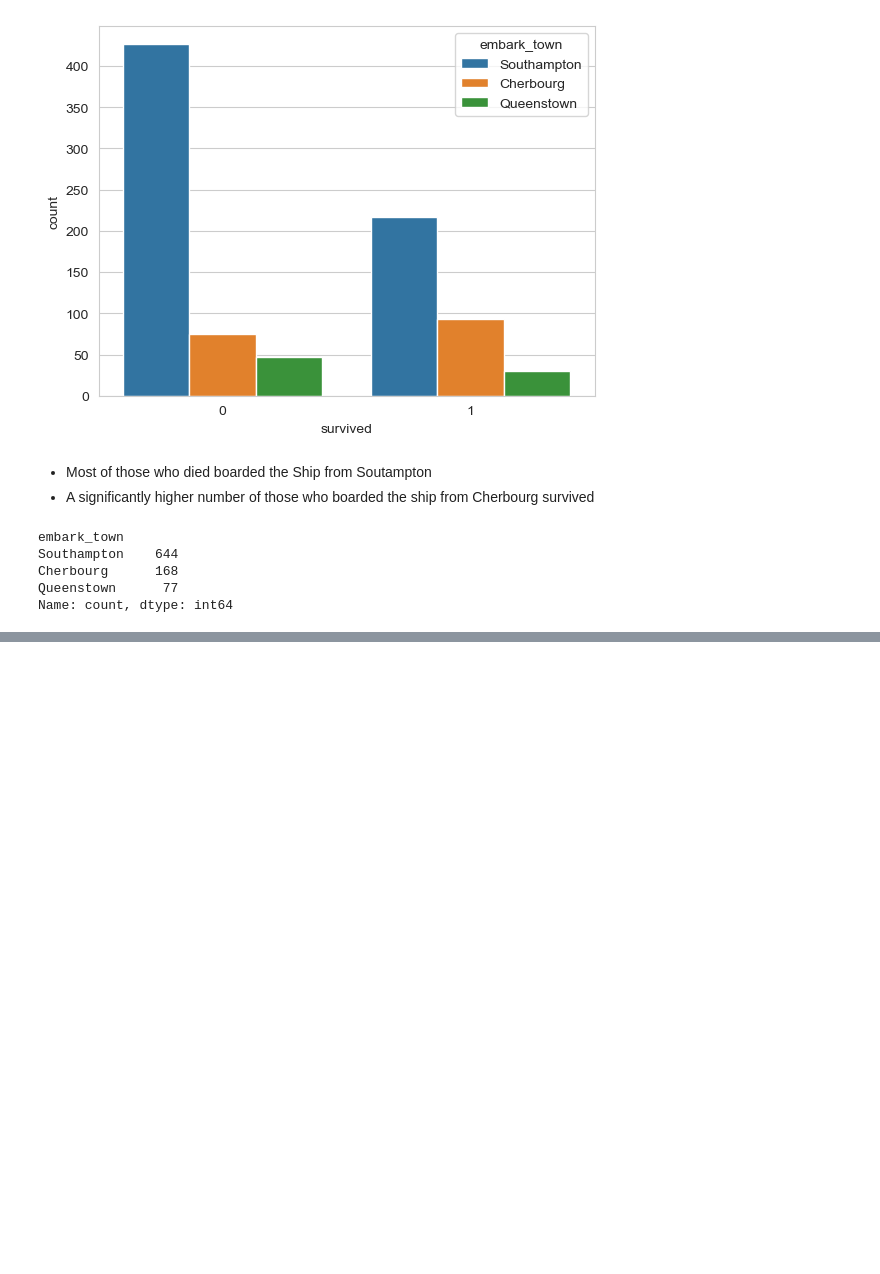
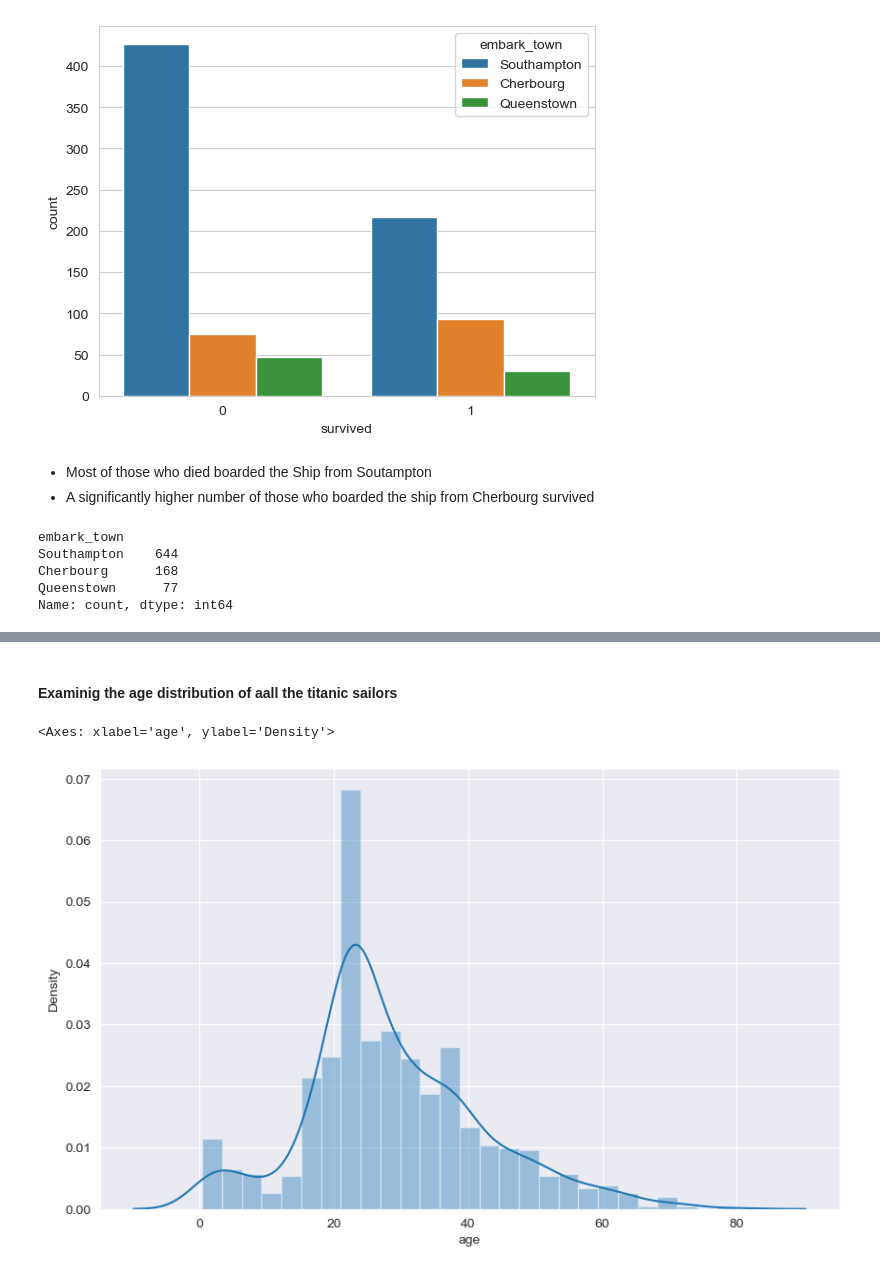
Before and after one commit to kin-yao/udemyy-python, a Jupyter notebook: Logistic_Regression.ipynb, the cells around one changed output, grey strips where cells are left out. Drawn from its saved outputs; the diff is of its cells as text; code cells hidden in the pictures; blank space fills up the shorter version.

```diff
--- a/Logistic_Regression.ipynb
+++ b/Logistic_Regression.ipynb
@@ -267,0 +274,8 @@ Name: count, dtype: int64
+# %% [markdown]
+#### Examinig the age distribution of aall the titanic sailors
+# %%
+plt.figure(figsize = (10, 6))
+sns.distplot(df["age"])
+# %% [output]
+<Axes: xlabel='age', ylabel='Density'>
+[figure, added]
```
Also changed, not shown: parts of 13 cells of this notebook.
